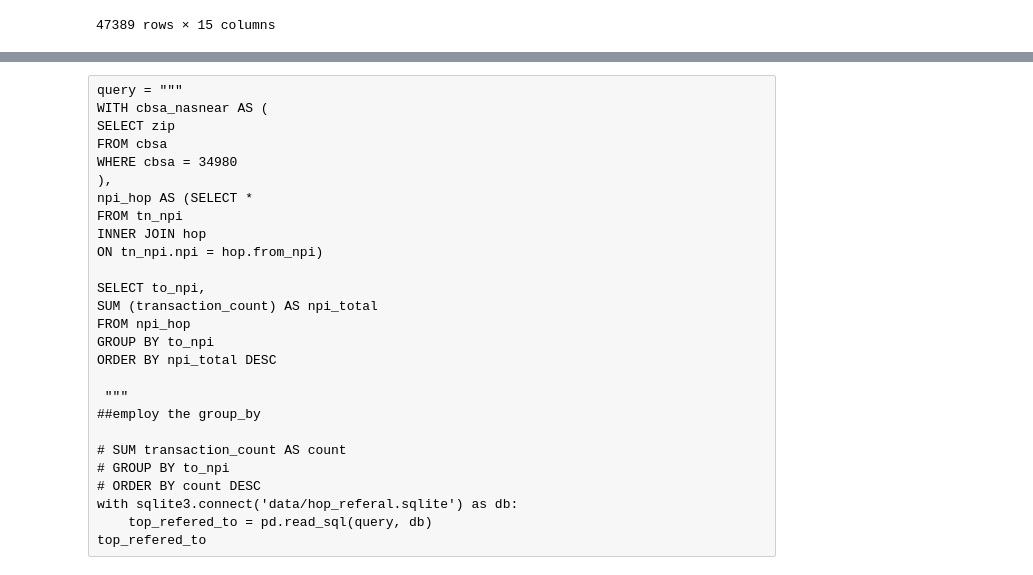
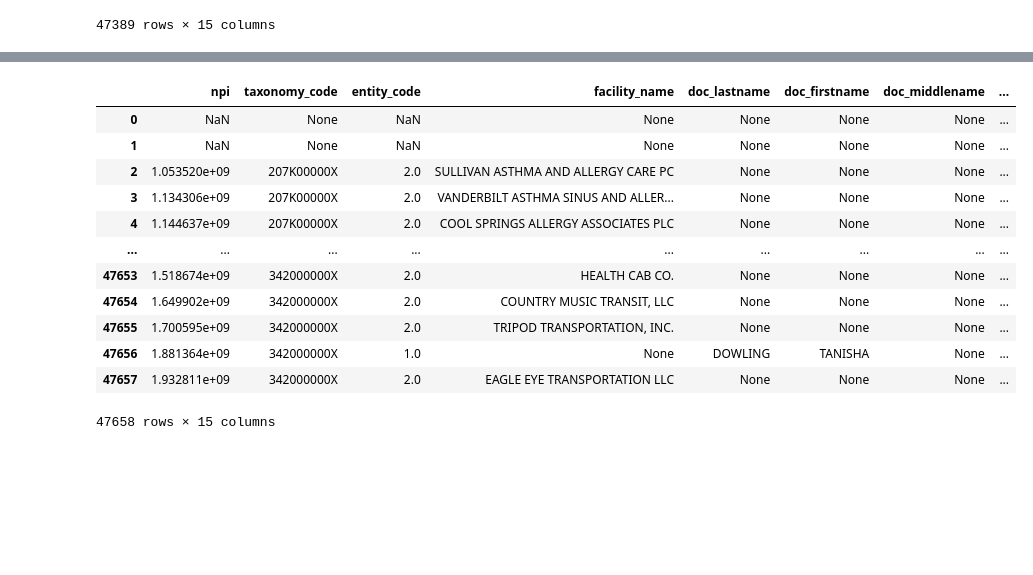
Before and after one commit to hcgreer/hop_team-team_blimp, a Jupyter notebook: hop_referal_dbsearch.ipynb, the cells around one changed output, grey strips where cells are left out. Cells and saved outputs as stored; diff of their text form; code cells hidden in the pictures; blank space fills up the shorter version.

```diff
--- a/hop_referal_dbsearch.ipynb
+++ b/hop_referal_dbsearch.ipynb
@@ -387,27 +337,0 @@ xyz
-# %% [raw]
-query = """
-WITH cbsa_nasnear AS (
-SELECT zip
-FROM cbsa
-WHERE cbsa = 34980
-),
-npi_hop AS (SELECT *
-FROM tn_npi
-INNER JOIN hop
-ON tn_npi.npi = hop.from_npi)
-
-SELECT to_npi,
-SUM (transaction_count) AS npi_total
-FROM npi_hop
-GROUP BY to_npi
-ORDER BY npi_total DESC
-
- """
-##employ the group_by
-
-# SUM transaction_count AS count
-# GROUP BY to_npi
-# ORDER BY count DESC
-with sqlite3.connect('data/hop_referal.sqlite') as db:
-    top_refered_to = pd.read_sql(query, db)
-top_refered_to
@@ -413,0 +340,47 @@ top_refered_to
+# %%
+query= """
+with cbsa_npi AS (
+SELECT npi,
+taxonomy_code,
+entity_type_code AS entity_code,
+`provider_organization_name_(legal_business_name)` AS facility_name,
+`provider_last_name_(legal_name)` AS doc_lastname,
+provider_first_name AS doc_firstname,
+provider_middle_name AS doc_middlename,
+provider_first_line_business_practice_location_address AS primary_address,
+provider_second_line_business_practice_location_address AS secondary_address,
+provider_business_practice_location_address_city_name AS city,
+provider_business_practice_location_address_state_name AS state,
+SUBSTR(provider_business_practice_location_address_postal_code, 1, 5) AS zipcode
+FROM npicode),
+
+npi_cbsa_added AS (
+SELECT cbsa_npi.*
+FROM cbsa_npi
+    INNER JOIN cbsa
+    ON cbsa_npi.zipcode = zip
+    WHERE cbsa.cbsa = 34980)
+
+SELECT npi_cbsa_added.*, grouping, classification, specialization
+FROM taxonomy AS tax
+    LEFT JOIN npi_cbsa_added
+    ON tax.code = npi_cbsa_added.taxonomy_code
+"""
+
+with sqlite3.connect('data/hop_referal.sqlite') as db:
+    nas_cbsa_tax = pd.read_sql(query, db)
+nas_cbsa_tax
+# %% [output]
+|  | npi | taxonomy_code | entity_code | facility_name | doc_lastname | doc_firstname | doc_middlename | ... |
+| 0 | NaN | None | NaN | None | None | None | None | ... |
+| 1 | NaN | None | NaN | None | None | None | None | ... |
+| 2 | 1.053520e+09 | 207K00000X | 2.0 | SULLIVAN ASTHMA AND ALLERGY CARE PC | None | None | None | ... |
+| 3 | 1.134306e+09 | 207K00000X | 2.0 | VANDERBILT ASTHMA SINUS AND ALLER... | None | None | None | ... |
+| 4 | 1.144637e+09 | 207K00000X | 2.0 | COOL SPRINGS ALLERGY ASSOCIATES PLC | None | None | None | ... |
+| ... | ... | ... | ... | ... | ... | ... | ... | ... |
+| 47653 | 1.518674e+09 | 342000000X | 2.0 | HEALTH CAB CO. | None | None | None | ... |
+| 47654 | 1.649902e+09 | 342000000X | 2.0 | COUNTRY MUSIC TRANSIT, LLC | None | None | None | ... |
+| 47655 | 1.700595e+09 | 342000000X | 2.0 | TRIPOD TRANSPORTATION, INC. | None | None | None | ... |
+| 47656 | 1.881364e+09 | 342000000X | 1.0 | None | DOWLING | TANISHA | None | ... |
+| 47657 | 1.932811e+09 | 342000000X | 2.0 | EAGLE EYE TRANSPORTATION LLC | None | None | None | ... |
+47658 rows × 15 columns
```
Also changed, not shown: parts of 7 cells of this notebook.
